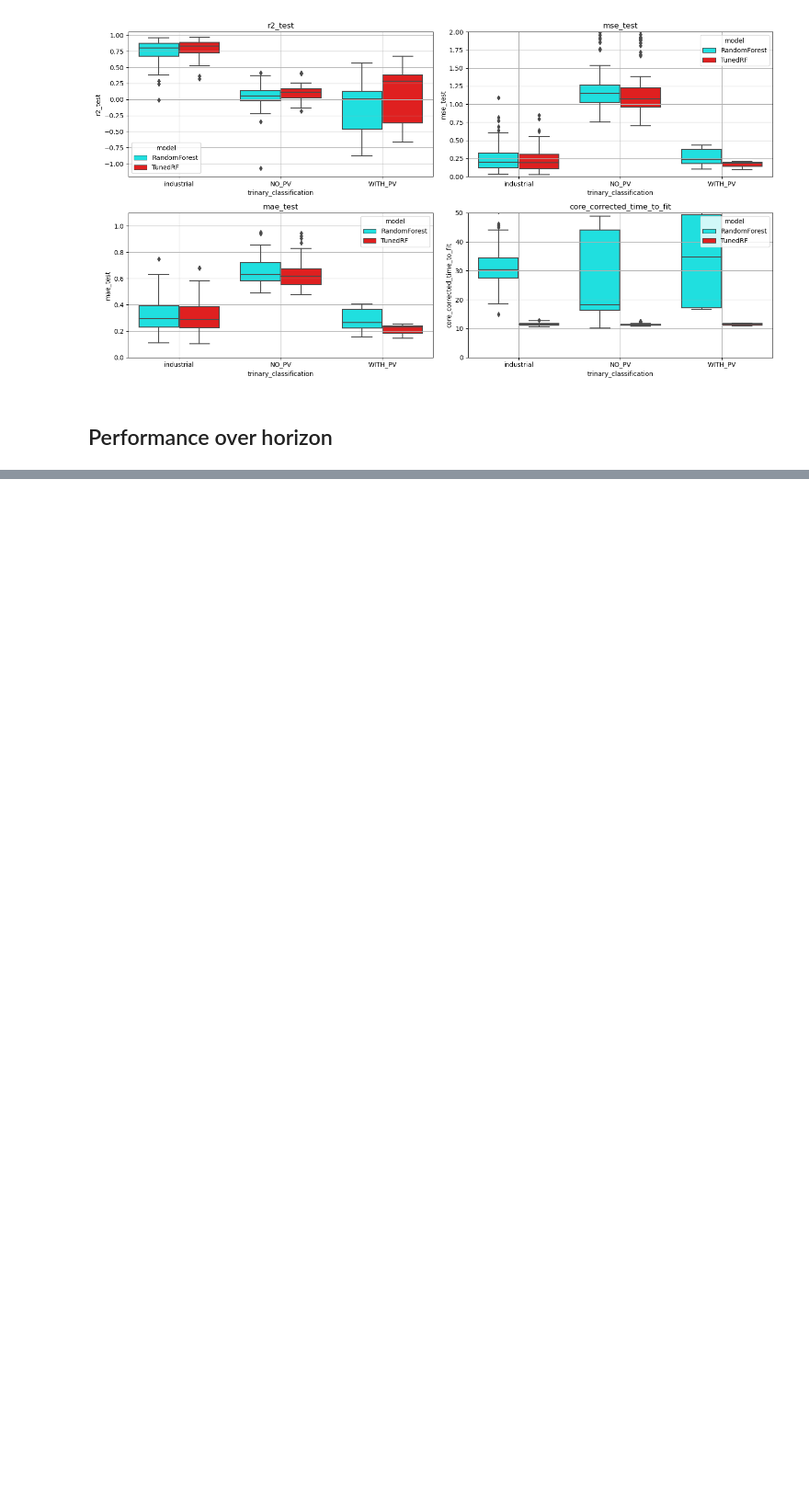
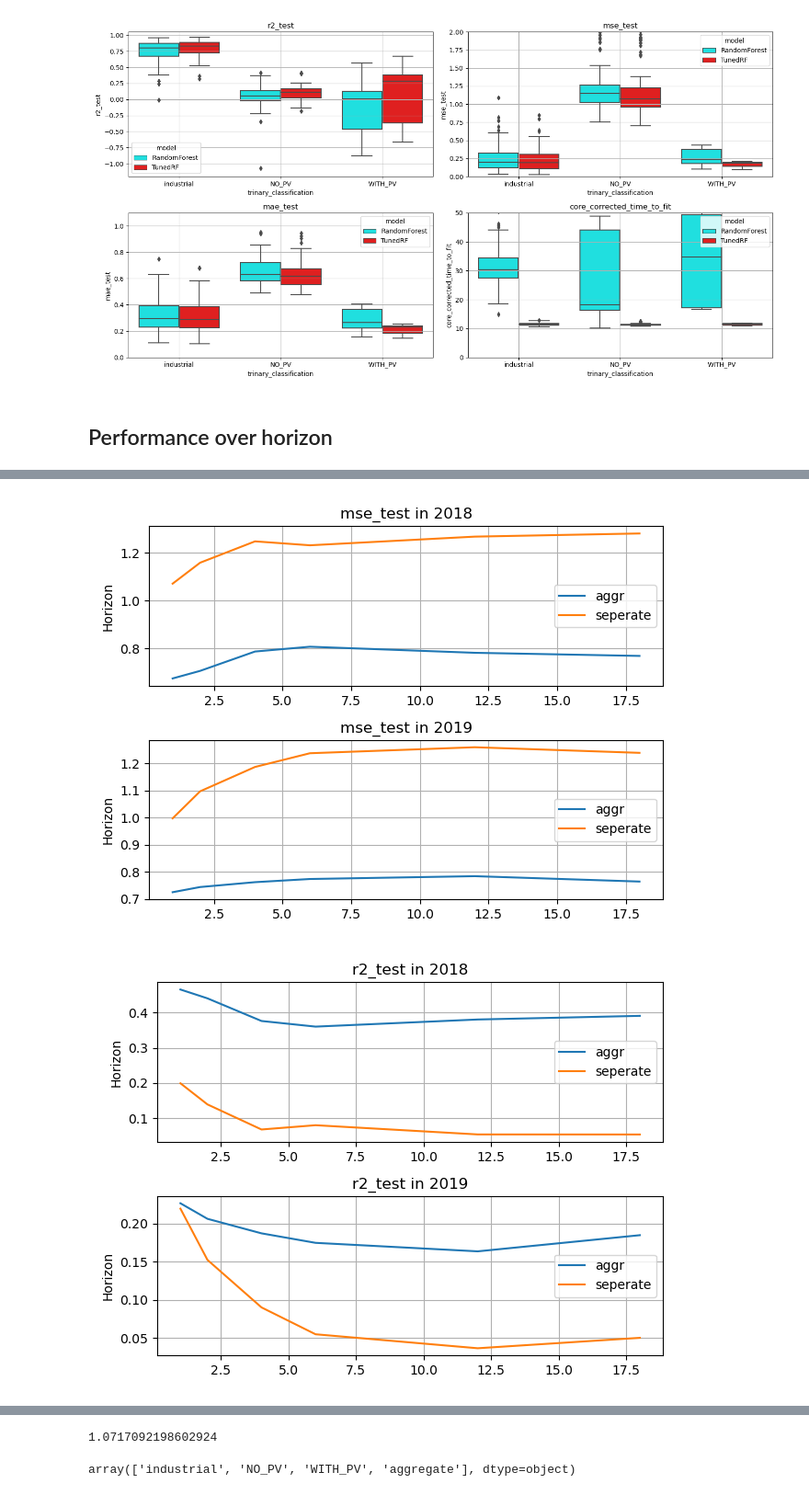
Before and after one commit to Flinverdaasdonk/forecasting, a Jupyter notebook: useful_notebooks/analyze_logs.ipynb, the cells around one changed output, grey strips where cells are left out. Shown at 92% size. Drawn from its saved outputs; the diff is of its cells as text; code cells hidden in the pictures; blank space fills up the shorter version.

Commit message:
analyzing results

```diff
--- a/useful_notebooks/analyze_logs.ipynb
+++ b/useful_notebooks/analyze_logs.ipynb
@@ -914,0 +993,2 @@ func = compress_arr
+# %%
+adf = full_df[full_df["binary_classification"] == 'aggregate']
@@ -914,0 +1047,20 @@ func = compress_arr
+# %%
+for metric, res in results.items():
+    aggr_values, sep_values = res["aggr"], res["sep"]
+    fig, axs = plt.subplots(2)
+    for i, year in enumerate(YEARS):
+
+        axs[i].plot(HORIZONS, aggr_values[year], label="aggr")
+        axs[i].plot(HORIZONS, sep_values[year], label="seperate")
+
+        axs[i].legend()
+        axs[i].grid()
+
+        axs[i].set_title(f"{metric} in {year}")
+        axs[i].set_ylabel(f"{metric}")
+        axs[i].set_ylabel(f"Horizon")
+
+    fig.tight_layout()
+# %% [output]
+[figure, added]
+[figure, added]
@@ -914,0 +1069,8 @@ func = compress_arr
+# %%
+sub_df_mm
+# %% [output]
+1.0717092198602924
+# %%
+full_df["trinary_classification"].unique()
+# %% [output]
+array(['industrial', 'NO_PV', 'WITH_PV', 'aggregate'], dtype=object)
```
Also changed, not shown: parts of 14 cells of this notebook, 3 other files.
